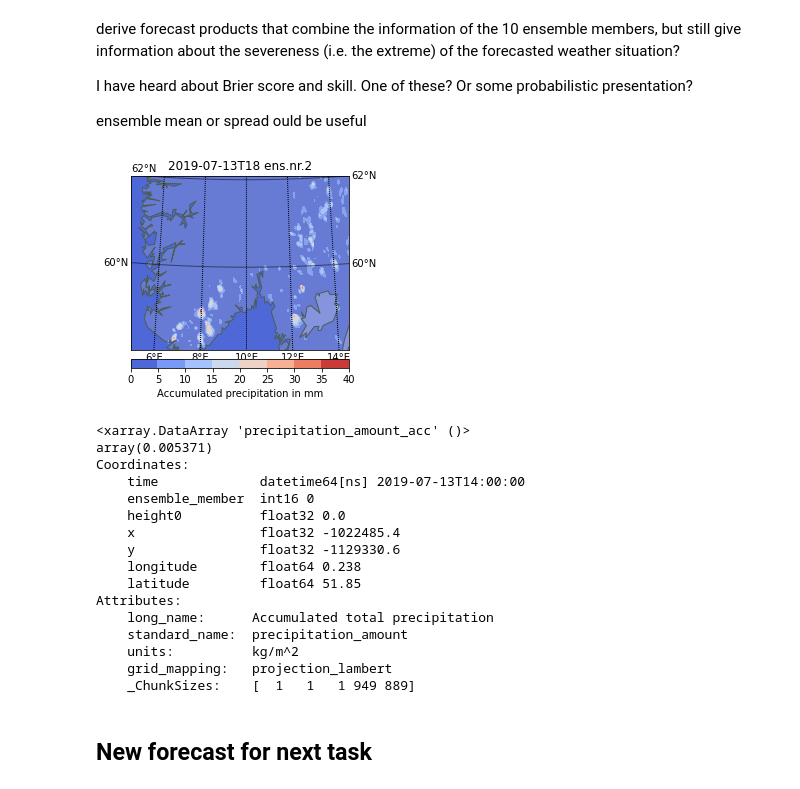
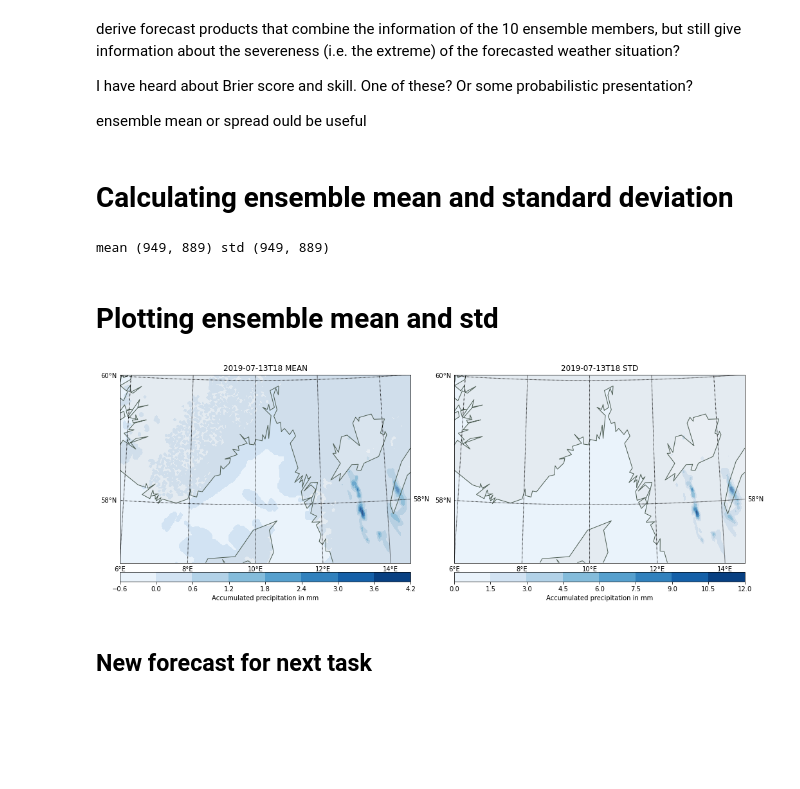
Before and after one commit to eirikngard/GEO4902, a Jupyter notebook: Ensemble_prediction.ipynb, the cells around one changed output. Drawn from its saved outputs; the diff is of its cells as text; code cells hidden in the pictures; blank space fills up the shorter version.

```diff
--- a/Ensemble_prediction.ipynb
+++ b/Ensemble_prediction.ipynb
@@ -43,7 +61,7 @@ ax = plt.subplot(111)
 m = Basemap(projection='stere',
             boundinglat=60, lon_0=10, lat_0=60.4,
             resolution='l',
-            llcrnrlat= 58.0, urcrnrlat=62.0, llcrnrlon=5.0, urcrnrlon=15.0)
+            llcrnrlat= 58.0, urcrnrlat=60.0, llcrnrlon=5.0, urcrnrlon=14.0)
 
 ax = plt.subplot(gs[0],aspect='equal')
 m.drawcoastlines(color='#4D5D53'); m.fillcontinents(alpha=0.2)
@@ -93,55 +111,57 @@ I have heard about Brier score and skill. One of these?
 Or some probabilistic presentation?
 
 ensemble mean or spread ould be useful
+# %% [markdown]
+# Calculating ensemble mean and standard deviation
+# %%
+timestep1 = 12
+timestep2 = 18
+
+# hvis du bruker xarray.DataArray.isel vil du velge by integer (http://xarray.pydata.org/en/stable/indexing.html)
+precip1 = forecast_1.precipitation_amount_acc.isel(time = timestep1, height0 = 0)
+precip2 = forecast_1.precipitation_amount_acc.isel(time = timestep2, height0 = 0)
+
+precip_diff = (precip2- precip1)
+precip_mean = precip_diff.mean(dim = 'ensemble_member')
+precip_std = precip_diff.std(dim = 'ensemble_member')
+
+# check dimension
+print('mean dim:', precip_mean.shape,'std dim:', precip_std.shape)
+# %% [output]
+mean (949, 889) std (949, 889)
+# %% [markdown]
+# Plotting ensemble mean and std
 # %%
-#testing averaging ensambles
-
-timestep_1=6
-mlevel=0
-memb1=2 # Ensemble member
-memb2 = 4
-memb3 = 6
-memb4 = 8
-
 fig = plt.figure(figsize=(15,15)) #11.7
-gs = gridspec.GridSpec(1,4)
+gs = gridspec.GridSpec(1,2)
 plt.subplots_adjust(left=0.05, right=0.95, top=0.90, bottom=0.05, wspace=0.15, hspace=0.05)
 ax = plt.subplot(111)
 m = Basemap(projection='stere',
             boundinglat=60, lon_0=10, lat_0=60.4,
             resolution='l',
-            llcrnrlat= 58.0, urcrnrlat=62.0, llcrnrlon=5.0, urcrnrlon=15.0)
+            llcrnrlat= 57.0, urcrnrlat=60.0, llcrnrlon=6.0, urcrnrlon=15.0)
 
 ax = plt.subplot(gs[0],aspect='equal')
 m.drawcoastlines(color='#4D5D53'); m.fillcontinents(alpha=0.2)
 parallels = np.arange(0.,90,2); m.drawparallels(parallels,labels=[1,1,1,0],fontsize=10)
 meridians = np.arange(0.,360.,2); m.drawmeridians(meridians,labels=[0,0,0,1],latmax=80,fontsize=10)
 x, y = m(np.array(forecast_1.longitude),np.array(forecast_1.latitude))               # compute map proj coordinates.
-cs=m.contourf(x,y,np.array( forecast_1.precipitation_amount_acc[timestep_1,mlevel,memb1,:,:]),cmap=plt.cm.coolwarm,extemd='max')
-plt.title (np.datetime_as_string(forecast_1.time[timestep_1],unit='h')+" ens.nr."+str(memb1))
+cs=m.contourf(x,y,np.array(precip_mean),cmap=plt.cm.Blues,extemd='max')
+plt.title (np.datetime_as_string(forecast_1.time[timestep_1],unit='h')+" MEAN")
 cbar = m.colorbar(cs,location='bottom',pad="5%")
 cbar.set_label('Accumulated precipitation in mm')
+
+ax = plt.subplot(gs[1],aspect='equal')
+m.drawcoastlines(color='#4D5D53'); m.fillcontinents(alpha=0.2)
+parallels = np.arange(0.,90,2); m.drawparallels(parallels,labels=[1,1,1,0],fontsize=10)
+meridians = np.arange(0.,360.,2); m.drawmeridians(meridians,labels=[0,0,0,1],latmax=80,fontsize=10)
+x, y = m(np.array(forecast_1.longitude),np.array(forecast_1.latitude))               # compute map proj coordinates.
+cs=m.contourf(x,y,np.array(precip_std),cmap=plt.cm.Blues,extemd='max')
+plt.title (np.datetime_as_string(forecast_1.time[timestep_1],unit='h')+" STD")
+cbar = m.colorbar(cs,location='bottom',pad="5%")
+cbar.set_label('Accumulated precipitation in mm')
 # %% [output]
-[figure, old version]
+[figure, new version]
-# %%
-forecast_1.precipitation_amount_acc[2,0,0,0,0]
-# %% [output]
-<xarray.DataArray 'precipitation_amount_acc' ()>
-array(0.005371)
-Coordinates:
-    time             datetime64[ns] 2019-07-13T14:00:00
-    ensemble_member  int16 0
-    height0          float32 0.0
-    x                float32 -1022485.4
-    y                float32 -1129330.6
-    longitude        float64 0.238
-    latitude         float64 51.85
-Attributes:
-    long_name:      Accumulated total precipitation
-    standard_name:  precipitation_amount
-    units:          kg/m^2
-    grid_mapping:   projection_lambert
-    _ChunkSizes:    [  1   1   1 949 889]
 # %% [markdown]
 ## New forecast for next task
 # %%
```
Also changed, not shown: parts of 6 cells of this notebook.
